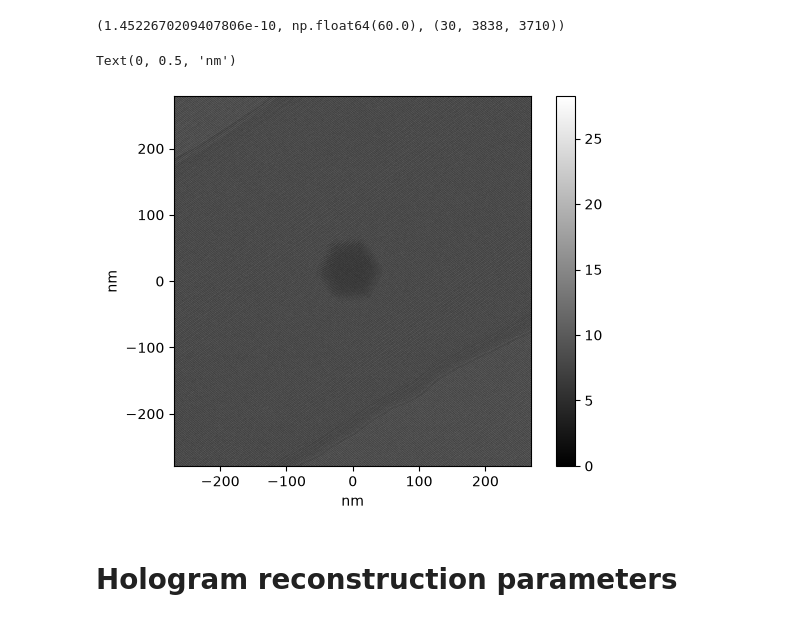
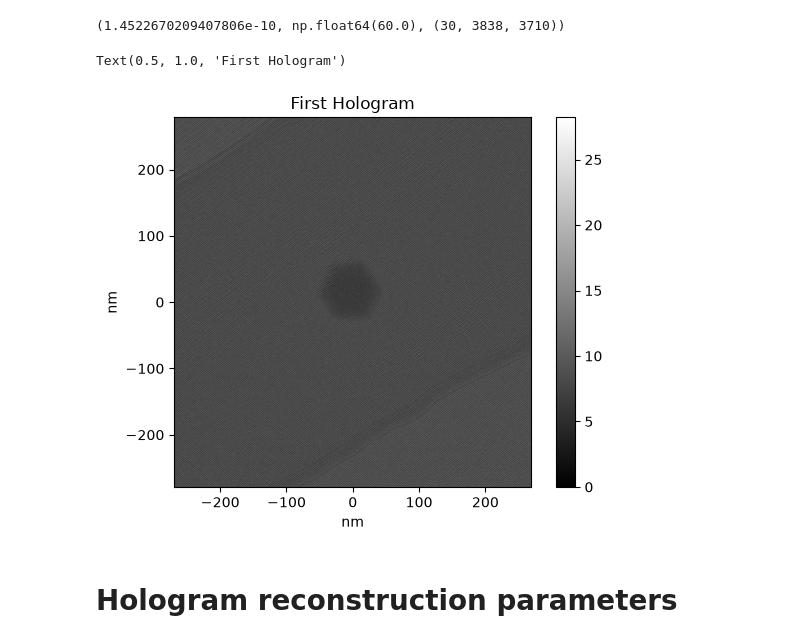
Before and after one commit to LiberTEM/LiberTEM-holo, a Jupyter notebook: notebooks/Reconstruction.ipynb, the cells around one changed output. Saved outputs shown, nothing was run; the diff lists cells and outputs as text; code cells hidden in the pictures.

Commit message:
Example notebook details
- fix mask plot kwargs for `plot_mag_induction`
- fix tox environments for notebook building and testing
- update example notebooks for reconstruction and alignment

```diff
--- a/notebooks/Reconstruction.ipynb
+++ b/notebooks/Reconstruction.ipynb
@@ -2,7 +2,11 @@
 # Packages
 # %%
 from IPython import get_ipython
+from pathlib import Path
 import os
+testdata_base_path = os.environ.get("TESTDATA_BASE_PATH")
+if testdata_base_path is not None:
+    testdata_base_path = Path(testdata_base_path)
 # %%
 # Matplotlib widget magic
 if os.environ.get("GENERATING_NOTEBOOKS"):
@@ -29,15 +34,20 @@ from libertem_holo.base.unwrap import phase_unwrap
+# %%
+if testdata_base_path is not None:
+    ref_path = testdata_base_path / "dm/holo/reconstr/stack_ref_minus.dm4"
+    obj_path = testdata_base_path / "dm/holo/reconstr/stack_obj_minus.dm4"
+else:
+    ref_path = Path(".") / "stack_ref_minus.dm4"
+    obj_path = Path(".") / "stack_obj_minus.dm4"
 # %% [markdown]
 # Load hologram stacks
 # %% [markdown]
 Data is loaded from dm3 or dm4 files directly into a 'data' object which contains the stack as well as metadata information such as the pixel size in meters, the total exposure time in seconds and the GMS tags.
 # %%
 # Reference stack
-path = "/storage/er-c-data/adhoc/libertem/libertem-test-data/dm/holo/reconstr/stack_ref_minus.dm4"
-data_ref = InputData.load_from_dm(path)
+data_ref = InputData.load_from_dm(ref_path)
 
 # Object stack
-path = "/storage/er-c-data/adhoc/libertem/libertem-test-data/dm/holo/reconstr/stack_obj_minus.dm4"
-data_obj = InputData.load_from_dm(path)
+data_obj = InputData.load_from_dm(obj_path)
 # %%
 data_obj.pixelsize, data_obj.exposure_time, data_obj.shape
 # %% [output]
@@ -45,22 +55,23 @@ data_obj.pixelsize, data_obj.exposure_time, data_obj.shape
 # %%
 # Show one frame of the stack
 
 frame = data_obj.data[0]
 extent=(
     -data_obj.pixelsize*frame.shape[1]/2*1e9, data_obj.pixelsize*frame.shape[1]/2*1e9,
     -data_obj.pixelsize*frame.shape[0]/2*1e9, data_obj.pixelsize*frame.shape[0]/2*1e9,
 )
 plt.figure()
 im = plt.imshow(
     frame, vmin=np.min(clipped(frame)), vmax=np.max(clipped(frame)),
     extent=extent, cmap='gray',
 )
 plt.colorbar()
 plt.xlabel('nm')
 plt.ylabel('nm')
+plt.title("First Hologram")
 # %% [output]
-Text(0, 0.5, 'nm')
+Text(0.5, 1.0, 'First Hologram')
-[figure, old version]
+[figure, new version]
 # %% [markdown]
 # Hologram reconstruction parameters
 # %% [markdown]
```
Also changed, not shown: parts of 44 cells of this notebook, 5 other files.
